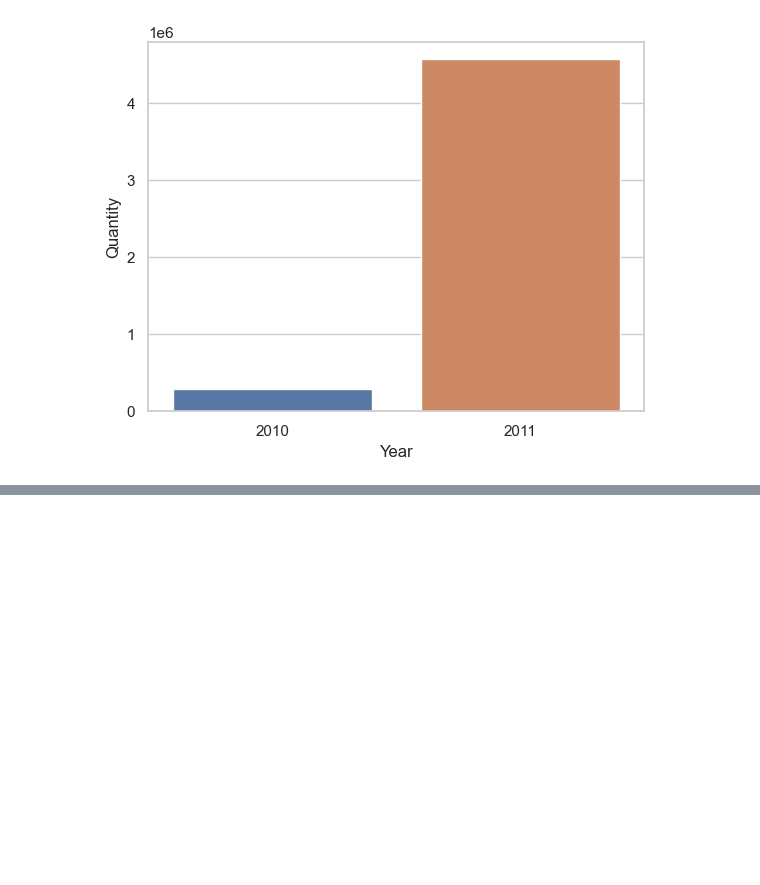
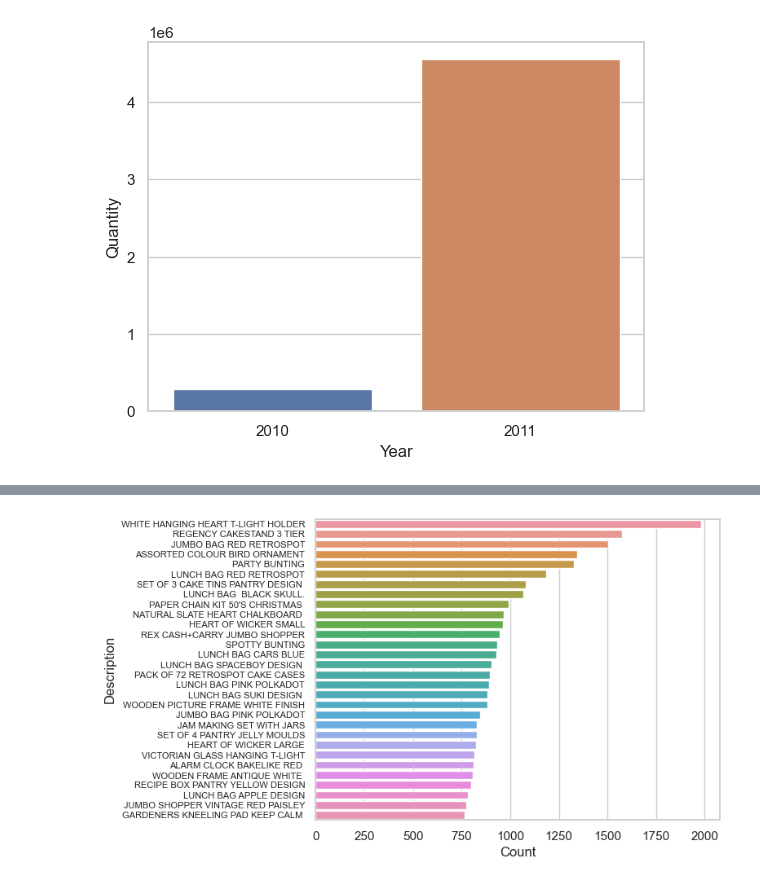
Before and after one commit to GLAZERadr/Data_Science_For_Industry_Task_3, a Jupyter notebook: Data_Exploration.ipynb, the cells around one changed output, grey strips where cells are left out. Cells and saved outputs as stored; diff of their text form; code cells hidden in the pictures; blank space fills up the shorter version.

```diff
--- a/Data_Exploration.ipynb
+++ b/Data_Exploration.ipynb
@@ -139,0 +121,11 @@ plt.show()
+# %%
+desc_in_uk = desc_per_country[desc_per_country['Country'] == 'United Kingdom']
+
+#plot top15
+sns.barplot(data=desc_in_uk.head(30), x='count', y='Description')
+plt.xlabel('Count')
+plt.ylabel('Description')
+plt.yticks(fontsize=8)
+plt.show()
+# %% [output]
+[figure, added]
```
Also changed, not shown: parts of 20 cells of this notebook, 1 other file.
